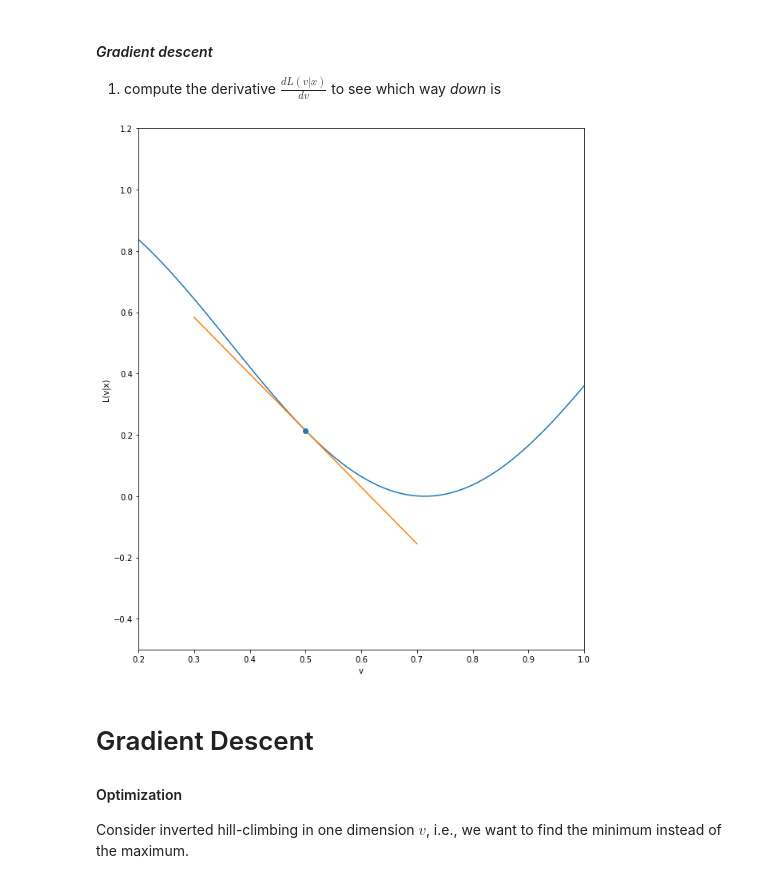
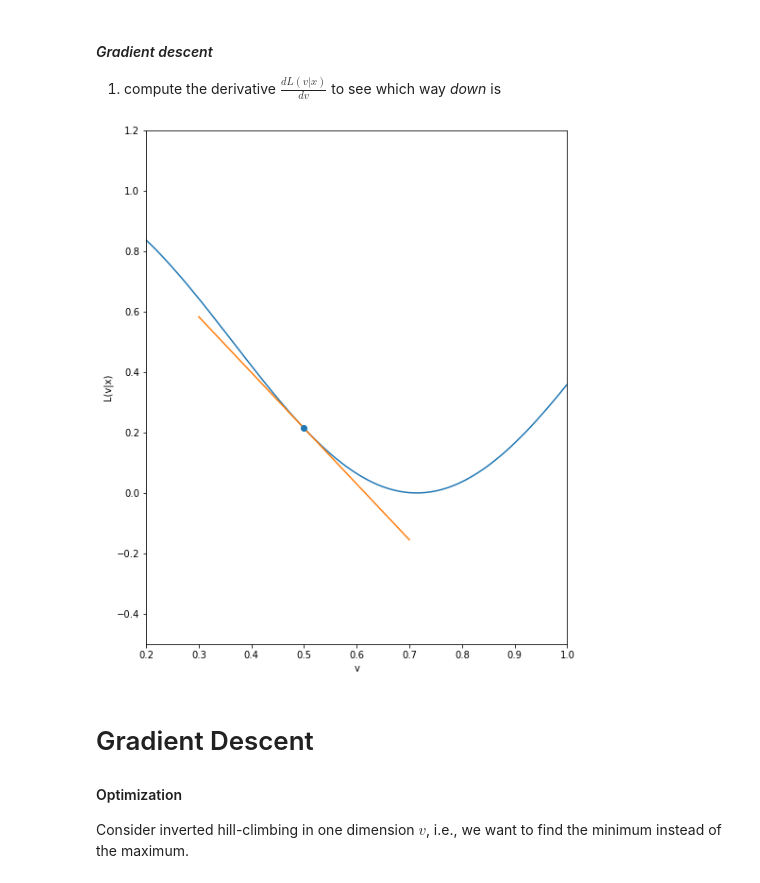
Before and after one commit to NBISweden/workshop-neural-nets-and-deep-learning, a Jupyter notebook: session_annBuildingBlocks/session_annBuildingBlocks_2.ipynb, the cells around one changed output. Cells and saved outputs as stored; diff of their text form; code cells hidden in the pictures.

```diff
--- a/session_annBuildingBlocks/session_annBuildingBlocks_2.ipynb
+++ b/session_annBuildingBlocks/session_annBuildingBlocks_2.ipynb
@@ -358,22 +362,22 @@ Consider inverted hill-climbing in one dimension $v$, i.e., we want to find the
 #### *Gradient descent*
 1. compute the derivative $\frac{dL(v|x)}{dv}$ to see which way *down* is
 # %%
-fig = plt.figure(figsize = (10, 12))
+fig = plt.figure(figsize = (8, 10))
 
 # Create the plot
 plt.scatter(x, y, zorder=8)
 plt.xlabel('v')
 plt.ylabel('L(v|x)')
 plt.plot(z, w)
 plt.xlim((0.2,1))
 plt.ylim((-0.5,1.2))
 
 n=50
 z1 = np.linspace(x-0.2, x+0.2, n)
 w1 = [ fp(x)*zi + (f(x)-fp(x)*x) for zi in z1 ]
 A=plt.plot(z1, w1)
 # %% [output]
-[figure, old version]
+[figure, new version]
 # %% [markdown]
 # Gradient Descent
 #### Optimization
```
Also changed, not shown: parts of 11 cells of this notebook.
